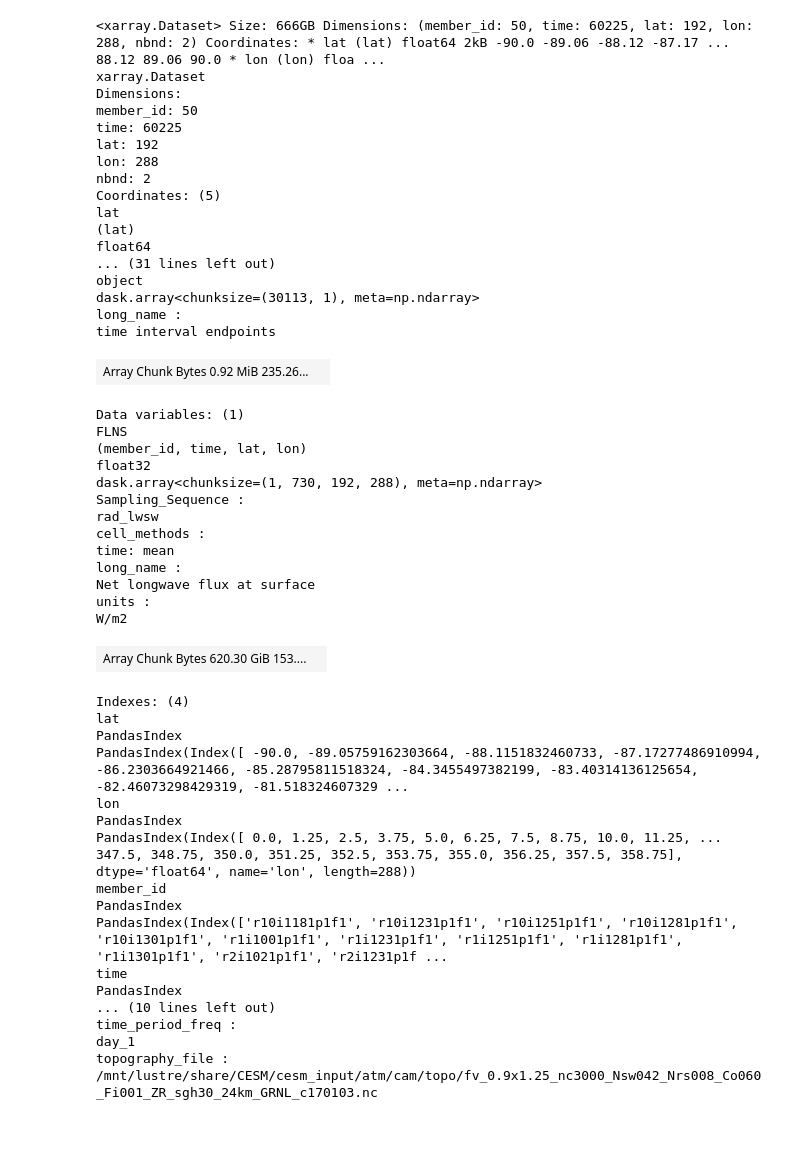
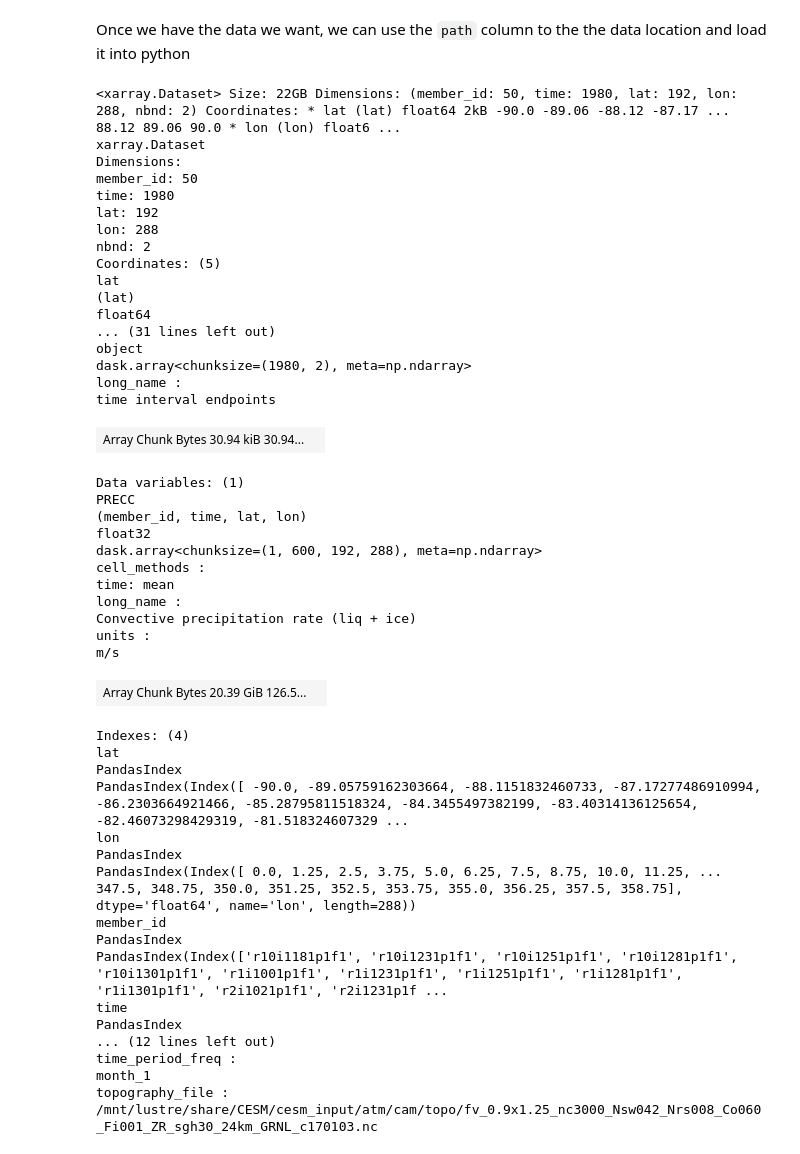
Before and after one commit to ckaramp-research/code-snippets, a Jupyter notebook: CESM2_LE/ncar_cesm2le.ipynb, the cells around one changed output. Cells and saved outputs as stored; diff of their text form; code cells hidden in the pictures.

```diff
--- a/Notebooks/ncar_cesm2le.ipynb
+++ b/CESM2_LE/ncar_cesm2le.ipynb
@@ -20,0 +40,5 @@ mapper = fs.get_mapper(df.iloc[0].path)
+# %%
+filter_df = df.query(
+    "variable == 'PRECC' and experiment == 'historical' and frequency == 'monthly' and forcing_variant == 'cmip6'"
+)
+filter_df
@@ -21,39 +48,40 @@ mapper = fs.get_mapper(df.iloc[0].path)
+# %% [markdown]
+Once we have the data we want, we can use the `path` column to the the data location and load it into python
 # %%
+mapper = fs.get_mapper(filter_df.path.values[0])
 xrdata = xr.open_zarr(mapper, consolidated=True)
 xrdata
 # %% [output]
-<xarray.Dataset> Size: 666GB Dimensions: (member_id: 50, time: 60225, lat: 192, lon: 288, nbnd: 2) Coordinates: * lat (lat) float64 2kB -90.0 -89.06 -88.12 -87.17 ... 88.12 89.06 90.0 * lon (lon) floa ...
+<xarray.Dataset> Size: 22GB Dimensions: (member_id: 50, time: 1980, lat: 192, lon: 288, nbnd: 2) Coordinates: * lat (lat) float64 2kB -90.0 -89.06 -88.12 -87.17 ... 88.12 89.06 90.0 * lon (lon) float6 ...
 xarray.Dataset
 Dimensions:
 member_id: 50
-time: 60225
+time: 1980
 lat: 192
 lon: 288
 nbnd: 2
 Coordinates: (5)
 lat
 (lat)
 float64
 ... (31 lines left out)
 object
-dask.array<chunksize=(30113, 1), meta=np.ndarray>
+dask.array<chunksize=(1980, 2), meta=np.ndarray>
 long_name :
 time interval endpoints
-| Array Chunk Bytes 0.92 MiB 235.26... |  |
+| Array Chunk Bytes 30.94 kiB 30.94... |  |
 Data variables: (1)
-FLNS
+PRECC
 (member_id, time, lat, lon)
 float32
-dask.array<chunksize=(1, 730, 192, 288), meta=np.ndarray>
-Sampling_Sequence :
-rad_lwsw
+dask.array<chunksize=(1, 600, 192, 288), meta=np.ndarray>
 cell_methods :
 time: mean
 long_name :
-Net longwave flux at surface
+Convective precipitation rate (liq + ice)
 units :
-W/m2
+m/s
-| Array Chunk Bytes 620.30 GiB 153.... |  |
+| Array Chunk Bytes 20.39 GiB 126.5... |  |
 Indexes: (4)
 lat
 PandasIndex
@@ -66,8 +94,8 @@ PandasIndex
 PandasIndex(Index(['r10i1181p1f1', 'r10i1231p1f1', 'r10i1251p1f1', 'r10i1281p1f1', 'r10i1301p1f1', 'r1i1001p1f1', 'r1i1231p1f1', 'r1i1251p1f1', 'r1i1281p1f1', 'r1i1301p1f1', 'r2i1021p1f1', 'r2i1231p1f ...
 time
 PandasIndex
-... (10 lines left out)
+... (12 lines left out)
 time_period_freq :
-day_1
+month_1
 topography_file :
 /mnt/lustre/share/CESM/cesm_input/atm/cam/topo/fv_0.9x1.25_nc3000_Nsw042_Nrs008_Co060_Fi001_ZR_sgh30_24km_GRNL_c170103.nc
```
Also changed, not shown: parts of 8 cells of this notebook, 3 other files.
